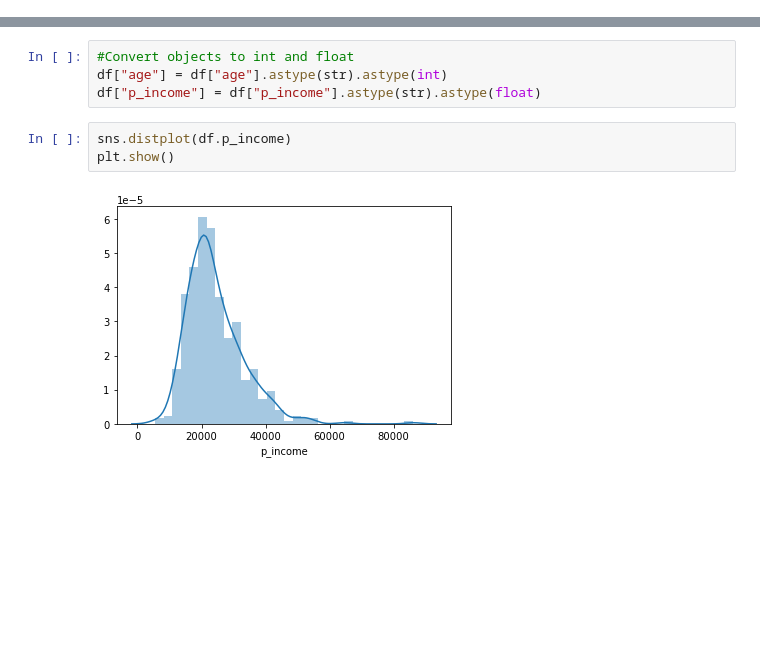
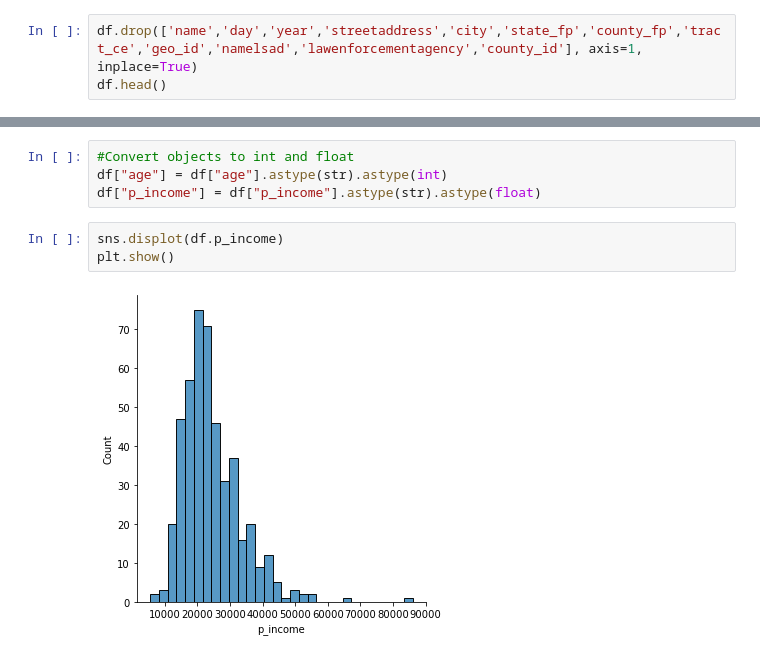
Before and after one commit to DavidOloyede/police-killings, a Jupyter notebook: dataexplore.ipynb, the cells around one changed output, grey strips where cells are left out. Saved outputs shown, nothing was run; the diff lists cells and outputs as text; blank space fills up the shorter version.

```diff
--- a/dataexplore.ipynb
+++ b/dataexplore.ipynb
@@ -13,3 +13,6 @@ df.head()
 | 3 | Aaron Valdez | 25 | Male | Hispanic/Latino | March | 11 | 2015 | 3000 Seminole Ave | South Gate | CA | ... |
 | 4 | Adam Jovicic | 29 | Male | White | March | 19 | 2015 | 364 Hiwood Ave | Munroe Falls | OH | ... |
 5 rows × 34 columns
+# %%
+df.drop(['name','day','year','streetaddress','city','state_fp','county_fp','tract_ce','geo_id','namelsad','lawenforcementagency','county_id'], axis=1, inplace=True)
+df.head()
@@ -94,7 +103,7 @@ df = df[df.p_income != "-"]
 df["age"] = df["age"].astype(str).astype(int)
 df["p_income"] = df["p_income"].astype(str).astype(float)
 # %%
-sns.distplot(df.p_income)
+sns.displot(df.p_income)
 plt.show()
 # %% [output]
-[figure, old version]
+[figure, new version]
```
Also changed, not shown: parts of 26 cells of this notebook.
